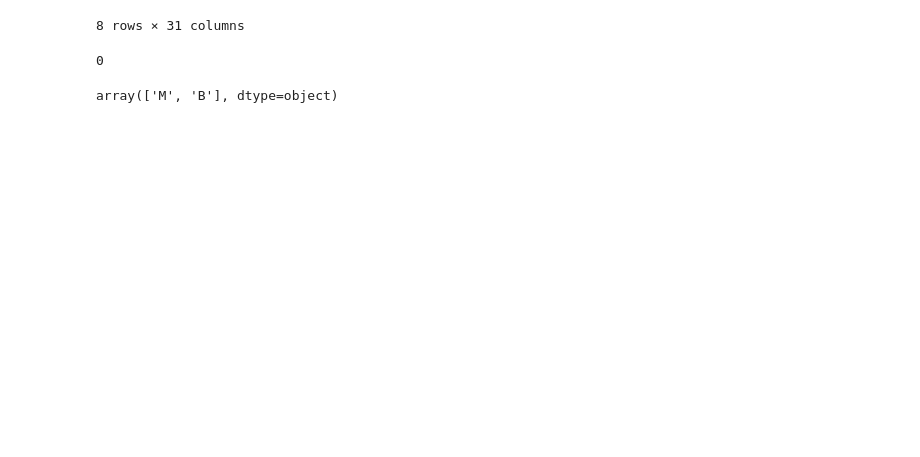
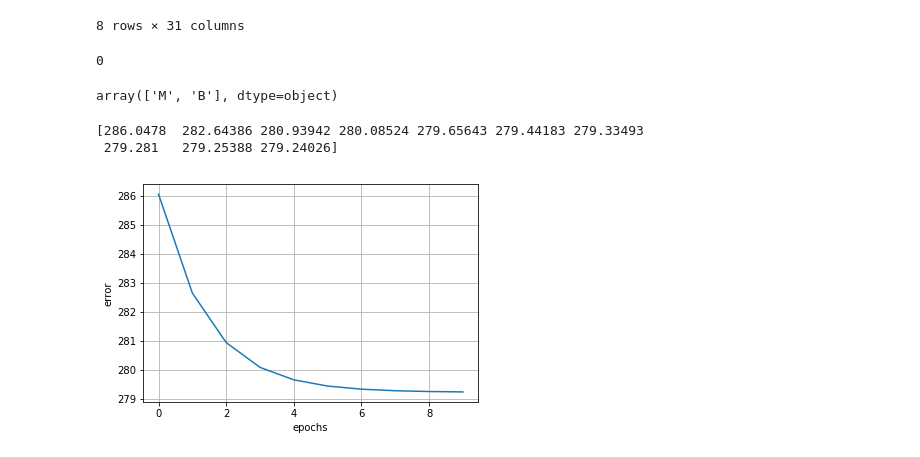
Before and after one commit to Sladge17/multilayer-perceptron, a Jupyter notebook: mulper_anl2.ipynb, the cells around one changed output. Cells and saved outputs as stored; diff of their text form; code cells hidden in the pictures; blank space fills up the shorter version.

Commit message:
add epoch error to learning

```diff
--- a/mulper_anl2.ipynb
+++ b/mulper_anl2.ipynb
@@ -100,21 +105,42 @@ def soft_max(target):
     return softmax
 # %%
 epochs = 10
-alpha = 0.01
+alpha = 0.001
+error = np.zeros(epochs, np.float32)
 
 for epoch in range(epochs):
     for i in range(x_train.shape[0]):
 
-        ## Forward propagation
+        ## forward propagation
         x[0][:-1] = x_train[i]
         x[1][:-1] = x[0] @ weight[0]
         for j in range(2, arch.size - 1):
             x[j][:-1] = sigmoid(x[j - 1]) @ weight[j - 1]
         x[-1][:] = sigmoid(x[-2]) @ weight[-1]
 
-        ## Back propagation
+        ## set error
+        error[epoch] -= y_train[i] @ np.log(soft_max(x[-1]))
+
+        ## back propagation
         dx[-1][:] = soft_max(x[-1]) - y_train[i]
         for j in range(arch.size - 2, 0, -1):
             dw[j][:] += sigmoid(x[j]).reshape(-1, 1) * dx[j + 1]
             dx[j][:] = ((dx[j + 1] @ weight[j].T) * sigmoid_derivative(x[j]))[:-1]
         dw[0][:] += x[0].reshape(-1, 1) * dx[1]
+
+    ## update weight
+    for i in range(len(weight)):
+        # weight[i][:] = weight[i] - dw[i] * alpha
+        weight[i] -= dw[i] * alpha
+        dw[i][:] = 0
+# %%
+print(error)
+plt.plot(range(epochs), error)
+plt.xlabel('epochs')
+plt.ylabel('error')
+plt.grid()
+plt.show()
+# %% [output]
+[286.0478  282.64386 280.93942 280.08524 279.65643 279.44183 279.33493
+ 279.281   279.25388 279.24026]
+[figure, added]
```
Also changed, not shown: parts of 2 cells of this notebook, 2 other files.
